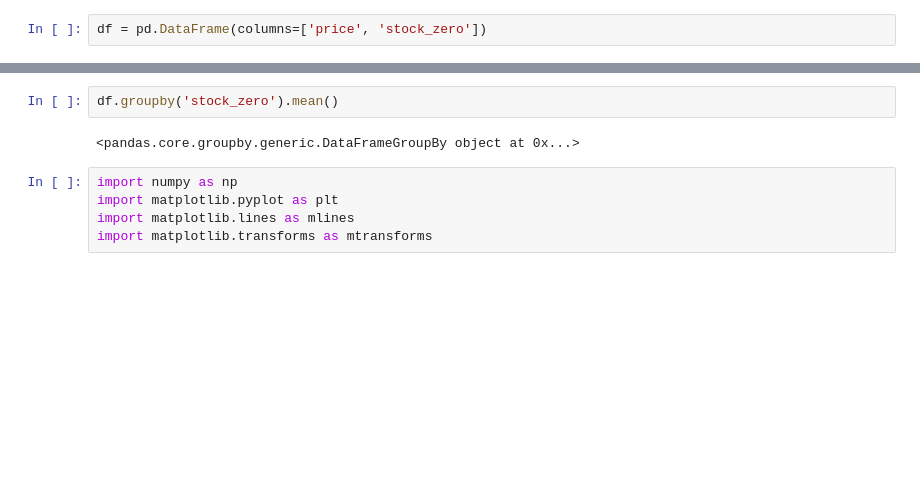
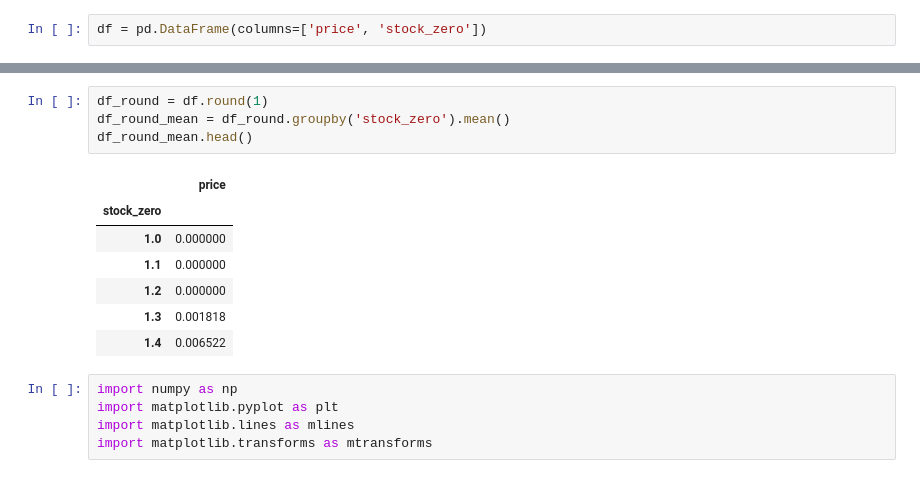
Before and after one commit to anitamezzetti/Heston_option_pricing, a Jupyter notebook: generate_dataset_fixedK_movingS0.ipynb, the cells around one changed output, grey strips where cells are left out. Cells and saved outputs as stored; diff of their text form; blank space fills up the shorter version.

```diff
--- a/generate_dataset_fixedK_movingS0.ipynb
+++ b/generate_dataset_fixedK_movingS0.ipynb
@@ -98,7 +84,15 @@ s0 3.990000000000003
-# %%
-df.groupby('stock_zero').mean()
-# %% [output]
-<pandas.core.groupby.generic.DataFrameGroupBy object at 0x...>
+# %%
+df_round = df.round(1)
+df_round_mean = df_round.groupby('stock_zero').mean()
+df_round_mean.head()
+# %% [output]
+|  | price |
+| stock_zero |  |
+| 1.0 | 0.000000 |
+| 1.1 | 0.000000 |
+| 1.2 | 0.000000 |
+| 1.3 | 0.001818 |
+| 1.4 | 0.006522 |
 # %%
 import numpy as np
 import matplotlib.pyplot as plt
```
Also changed, not shown: parts of 8 cells of this notebook.
